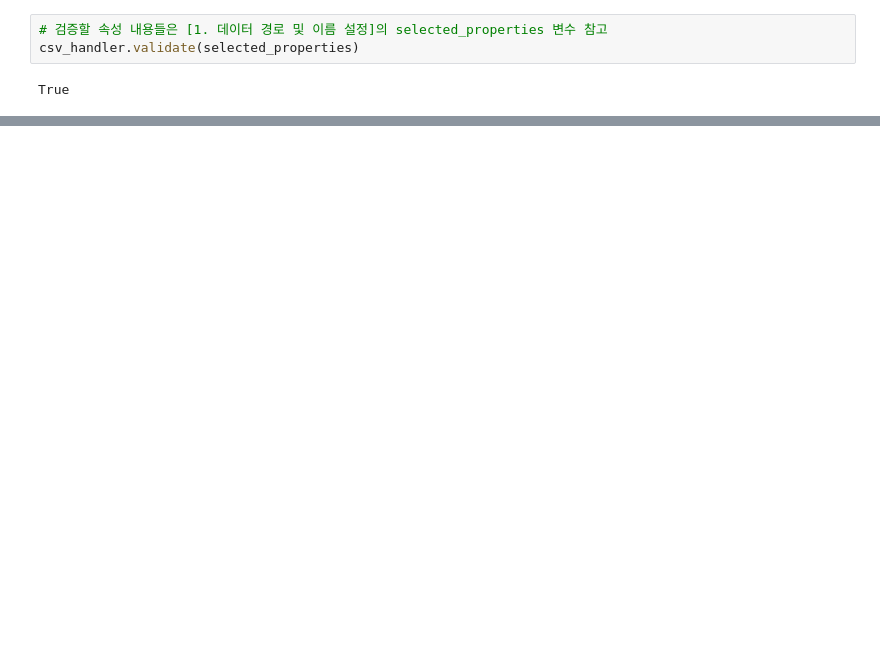
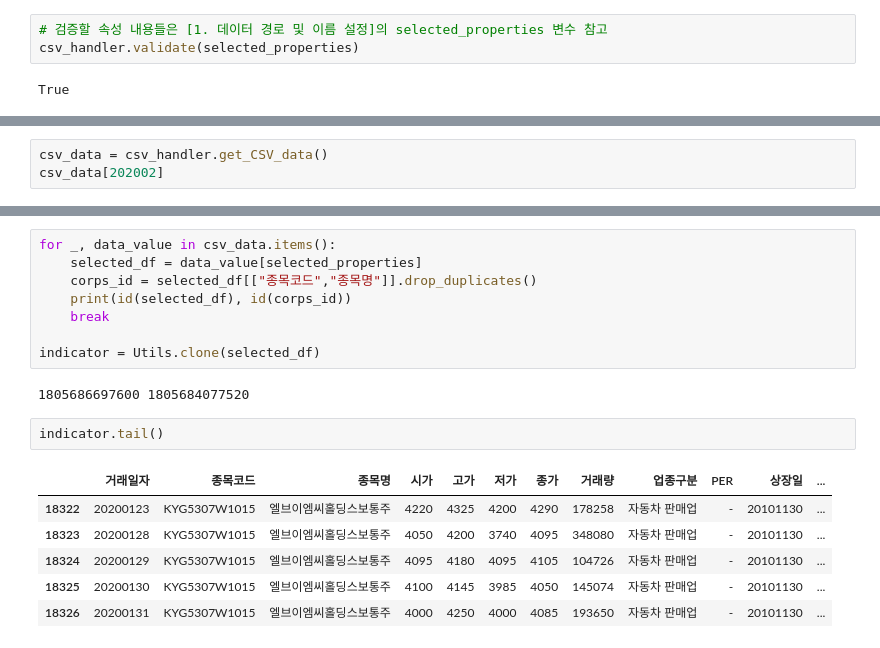
Before and after one commit to RHIE-coder/for-moon, a Jupyter notebook: src/krx-big-data.ipynb, the cells around one changed output, grey strips where cells are left out. Saved outputs shown, nothing was run; the diff lists cells and outputs as text; blank space fills up the shorter version.

```diff
--- a/src/krx-big-data.ipynb
+++ b/src/krx-big-data.ipynb
@@ -210,0 +246,3 @@ True
+# %%
+csv_data = csv_handler.get_CSV_data()
+csv_data[202002]
@@ -210,0 +263,19 @@ True
+# %%
+for _, data_value in csv_data.items():
+    selected_df = data_value[selected_properties]
+    corps_id = selected_df[["종목코드","종목명"]].drop_duplicates()
+    print(id(selected_df), id(corps_id))
+    break
+
+indicator = Utils.clone(selected_df)
+# %% [output]
+1805686697600 1805684077520
+# %%
+indicator.tail()
+# %% [output]
+|  | 거래일자 | 종목코드 | 종목명 | 시가 | 고가 | 저가 | 종가 | 거래량 | 업종구분 | PER | 상장일 | ... |
+| 18322 | 20200123 | KYG5307W1015 | 엘브이엠씨홀딩스보통주 | 4220 | 4325 | 4200 | 4290 | 178258 | 자동차 판매업 | - | 20101130 | ... |
+| 18323 | 20200128 | KYG5307W1015 | 엘브이엠씨홀딩스보통주 | 4050 | 4200 | 3740 | 4095 | 348080 | 자동차 판매업 | - | 20101130 | ... |
+| 18324 | 20200129 | KYG5307W1015 | 엘브이엠씨홀딩스보통주 | 4095 | 4180 | 4095 | 4105 | 104726 | 자동차 판매업 | - | 20101130 | ... |
+| 18325 | 20200130 | KYG5307W1015 | 엘브이엠씨홀딩스보통주 | 4100 | 4145 | 3985 | 4050 | 145074 | 자동차 판매업 | - | 20101130 | ... |
+| 18326 | 20200131 | KYG5307W1015 | 엘브이엠씨홀딩스보통주 | 4000 | 4250 | 4000 | 4085 | 193650 | 자동차 판매업 | - | 20101130 | ... |
```
Also changed, not shown: parts of 31 cells of this notebook, 2 other files.
